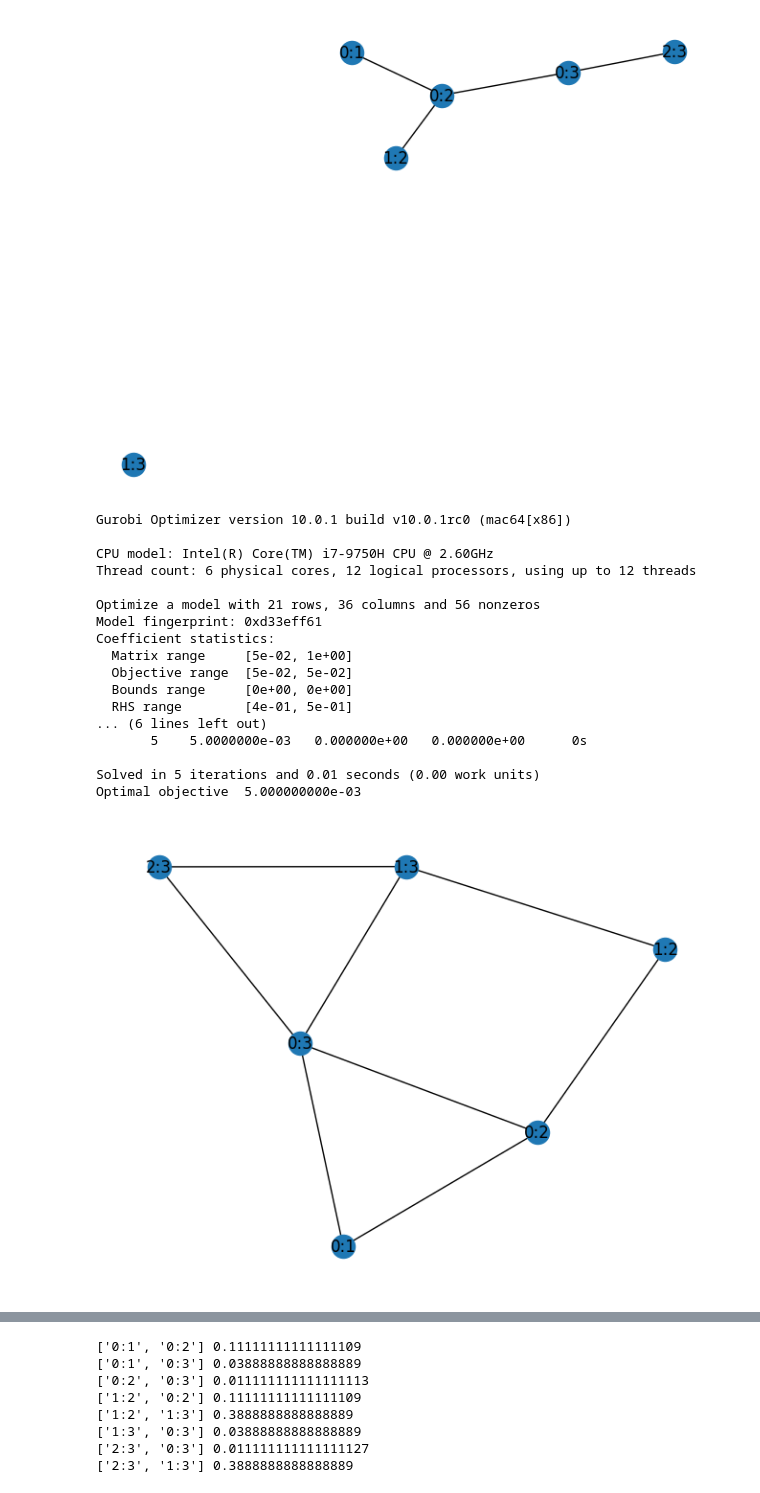
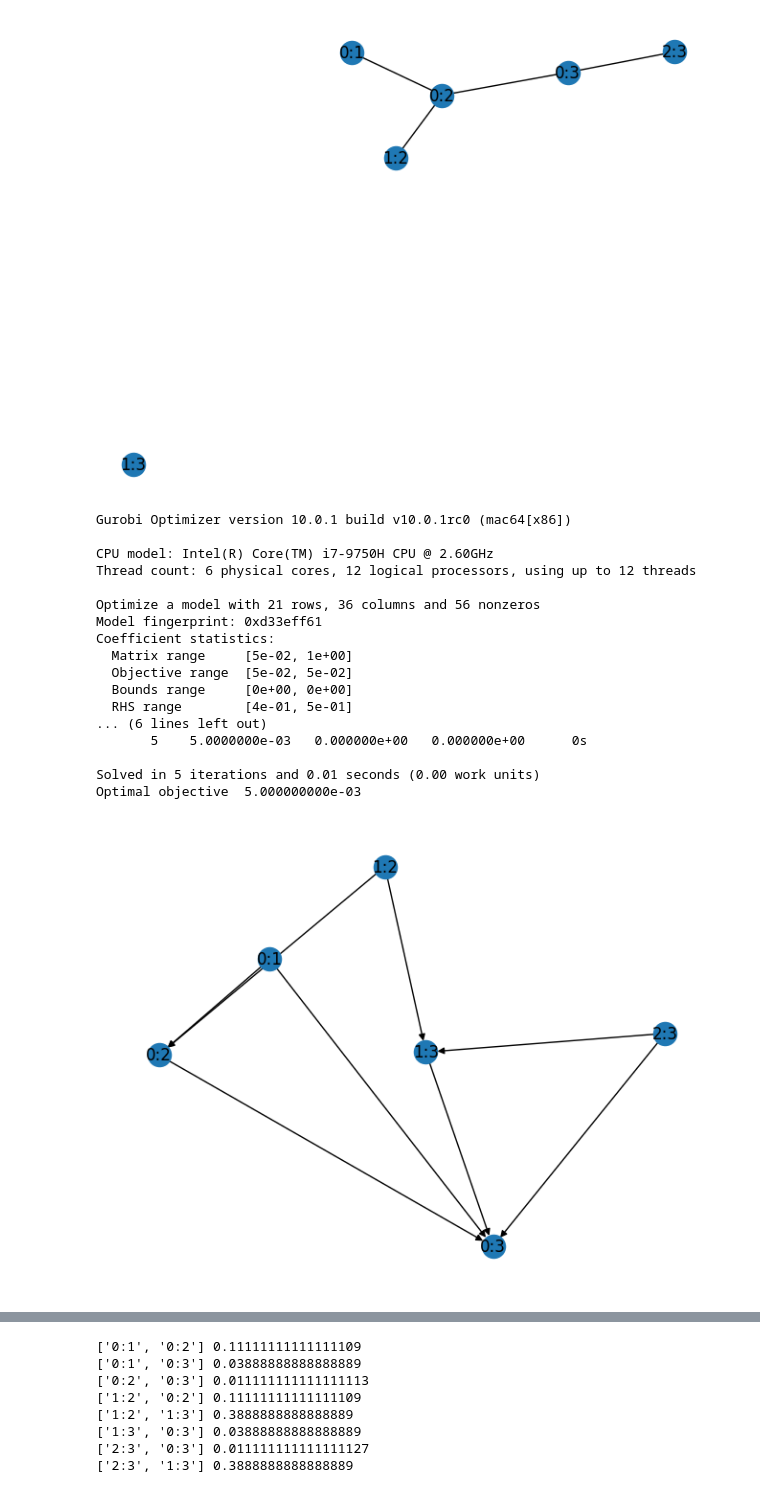
Before and after one commit to hassan-shap/QNUM, a Jupyter notebook: linear-chain.ipynb, the cells around one changed output, grey strips where cells are left out. Cells and saved outputs as stored; diff of their text form; code cells hidden in the pictures.

```diff
--- a/linear-chain.ipynb
+++ b/linear-chain.ipynb
@@ -264,7 +275,7 @@ G.add_edges_from([(q,q+1) for q in range(N-1)])
 # plt.show()
 adj_mat = nx.to_numpy_array(G)
 
-Eflow = nx.Graph()
+Eflow = nx.DiGraph()
 for n1 in range(N):
     for n2 in range(n1+1,N):
         Eflow.add_node("%d:%d" % (n1,n2))
@@ -341,31 +352,31 @@ for i in range(Ef_size):
 #             print(m.getVars()[i*Ef_size+j].X)
 #             print((Ef_nodes[i],Ef_nodes[j]))
             Eflow.add_edge(Ef_nodes[i],Ef_nodes[j])
         elif m.getVars()[i*Ef_size+j].X < 0:
             print(m.getVars()[i*Ef_size+j].X)
 
 nx.draw(Eflow,  with_labels=True)
 
 # components = [Eflow.subgraph(c).copy() for c in nx.connected_components(Eflow)]
 # nx.draw(components[0],  with_labels=True)
 plt.show()
 # print(m.ObjVal)
 # %% [output]
 Gurobi Optimizer version 10.0.1 build v10.0.1rc0 (mac64[x86])
 
 CPU model: Intel(R) Core(TM) i7-9750H CPU @ 2.60GHz
 Thread count: 6 physical cores, 12 logical processors, using up to 12 threads
 
 Optimize a model with 21 rows, 36 columns and 56 nonzeros
 Model fingerprint: 0xd33eff61
 Coefficient statistics:
   Matrix range     [5e-02, 1e+00]
   Objective range  [5e-02, 5e-02]
   Bounds range     [0e+00, 0e+00]
   RHS range        [4e-01, 5e-01]
 ... (6 lines left out)
        5    5.0000000e-03   0.000000e+00   0.000000e+00      0s
 
 Solved in 5 iterations and 0.01 seconds (0.00 work units)
 Optimal objective  5.000000000e-03
-[figure, old version]
+[figure, new version]
```
Also changed, not shown: parts of 4 cells of this notebook, 3 other files.
